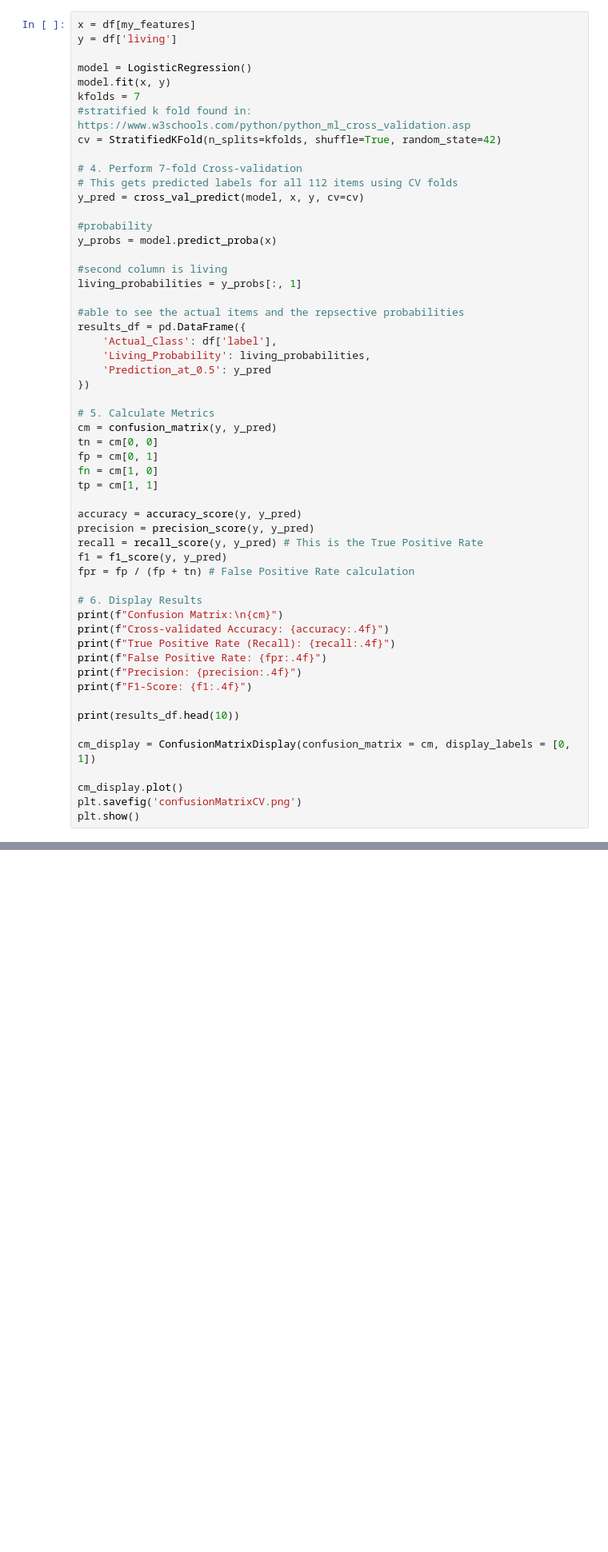
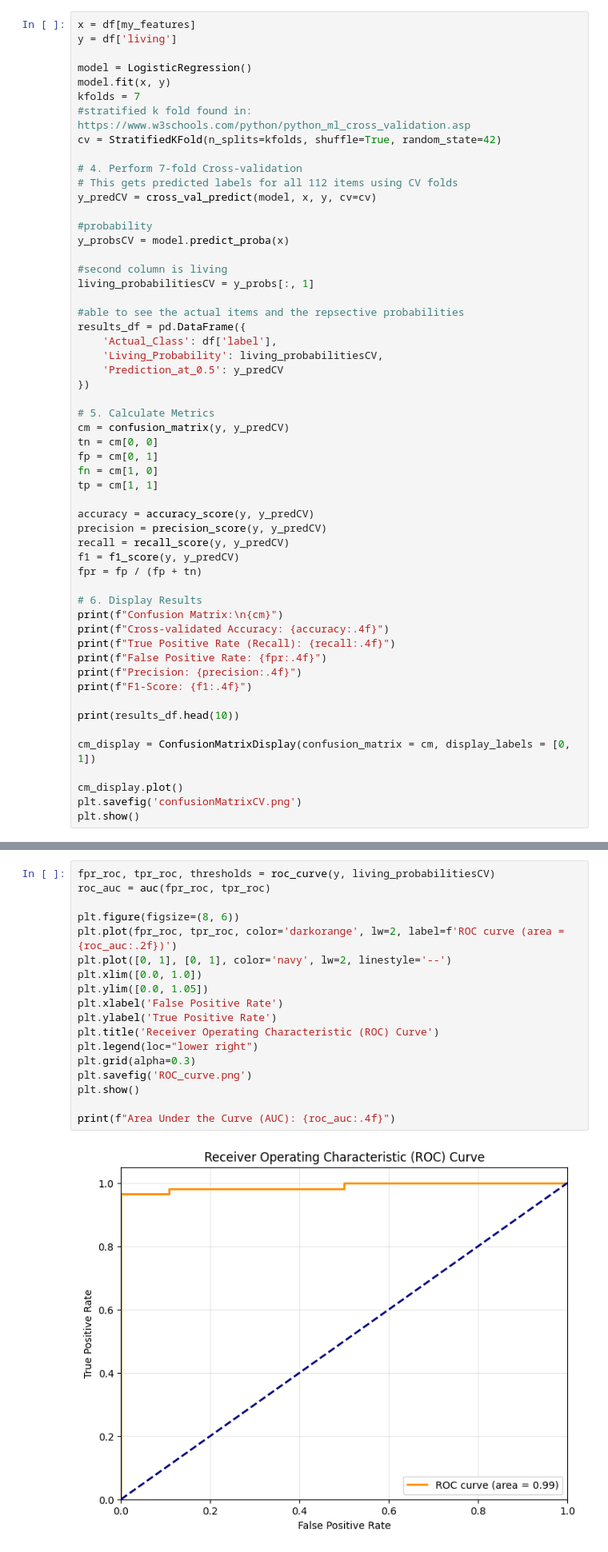
Before and after one commit to hanmtay/IntroToAI_A2, a Jupyter notebook: section1_code.ipynb, the cells around one changed output, grey strips where cells are left out. Shown at 80% size. Drawn from its saved outputs; the diff is of its cells as text; blank space fills up the shorter version.

```diff
--- a/section1_code.ipynb
+++ b/section1_code.ipynb
@@ -135,33 +137,33 @@ cv = StratifiedKFold(n_splits=kfolds, shuffle=True, random_state=42)
 
 # 4. Perform 7-fold Cross-validation
 # This gets predicted labels for all 112 items using CV folds
-y_pred = cross_val_predict(model, x, y, cv=cv)
+y_predCV = cross_val_predict(model, x, y, cv=cv)
 
 #probability
-y_probs = model.predict_proba(x)
+y_probsCV = model.predict_proba(x)
 
 #second column is living
-living_probabilities = y_probs[:, 1]
+living_probabilitiesCV = y_probs[:, 1]
 
 #able to see the actual items and the repsective probabilities
 results_df = pd.DataFrame({
     'Actual_Class': df['label'],
-    'Living_Probability': living_probabilities,
-    'Prediction_at_0.5': y_pred
+    'Living_Probability': living_probabilitiesCV,
+    'Prediction_at_0.5': y_predCV
 })
 
 # 5. Calculate Metrics
-cm = confusion_matrix(y, y_pred)
+cm = confusion_matrix(y, y_predCV)
 tn = cm[0, 0]
 fp = cm[0, 1]
 fn = cm[1, 0]
 tp = cm[1, 1]
 
-accuracy = accuracy_score(y, y_pred)
-precision = precision_score(y, y_pred)
-recall = recall_score(y, y_pred) # This is the True Positive Rate
-f1 = f1_score(y, y_pred)
-fpr = fp / (fp + tn) # False Positive Rate calculation
+accuracy = accuracy_score(y, y_predCV)
+precision = precision_score(y, y_predCV)
+recall = recall_score(y, y_predCV)
+f1 = f1_score(y, y_predCV)
+fpr = fp / (fp + tn)
 
 # 6. Display Results
 print(f"Confusion Matrix:\n{cm}")
@@ -201,0 +206,20 @@ F1-Score: 0.9310
+# %%
+fpr_roc, tpr_roc, thresholds = roc_curve(y, living_probabilitiesCV)
+roc_auc = auc(fpr_roc, tpr_roc)
+
+plt.figure(figsize=(8, 6))
+plt.plot(fpr_roc, tpr_roc, color='darkorange', lw=2, label=f'ROC curve (area = {roc_auc:.2f})')
+plt.plot([0, 1], [0, 1], color='navy', lw=2, linestyle='--')
+plt.xlim([0.0, 1.0])
+plt.ylim([0.0, 1.05])
+plt.xlabel('False Positive Rate')
+plt.ylabel('True Positive Rate')
+plt.title('Receiver Operating Characteristic (ROC) Curve')
+plt.legend(loc="lower right")
+plt.grid(alpha=0.3)
+plt.savefig('ROC_curve.png')
+plt.show()
+
+print(f"Area Under the Curve (AUC): {roc_auc:.4f}")
+# %% [output]
+[figure, added]
```
Also changed, not shown: parts of 4 cells of this notebook.
